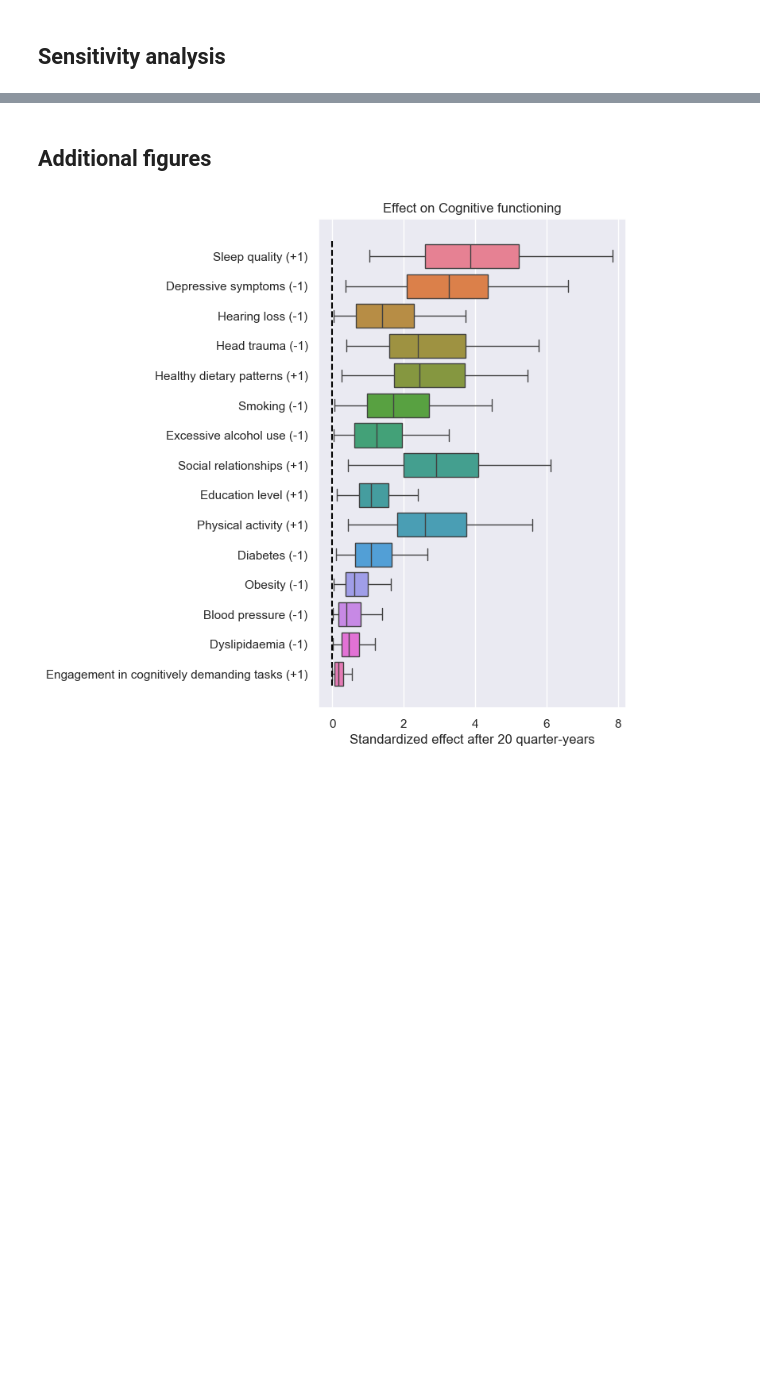
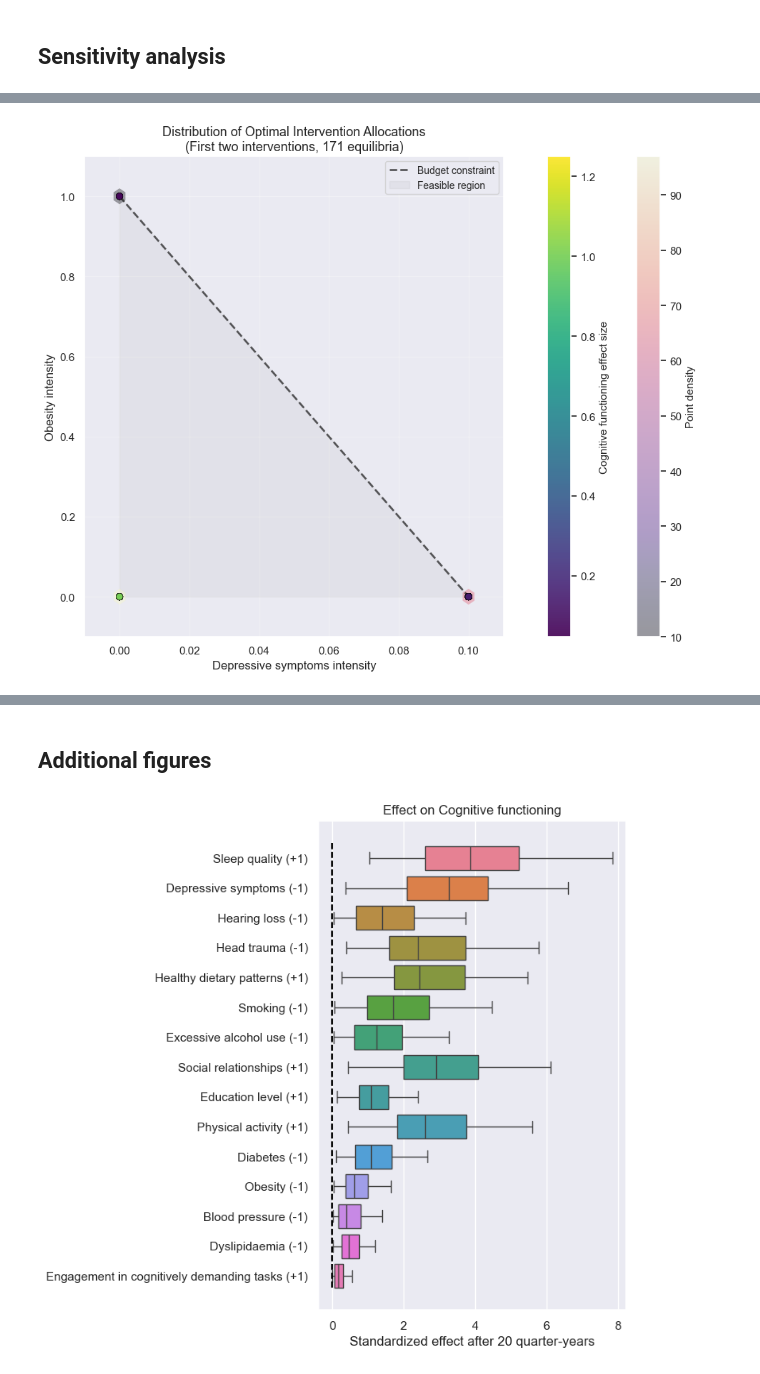
Before and after one commit to vvvasconcelos/SystemsInsightPipeline, a Jupyter notebook: tutorials/Alzheimer.ipynb, the cells around one changed output, grey strips where cells are left out. Cells and saved outputs as stored; diff of their text form; code cells hidden in the pictures; blank space fills up the shorter version.

```diff
--- a/tutorials/Alzheimer.ipynb
+++ b/tutorials/Alzheimer.ipynb
@@ -110,0 +164,77 @@ for voi in s.variable_of_interest:
+# %%
+# Plot distribution of optimal intensities in 2D simplex (first two interventions)
+import matplotlib.pyplot as plt
+import numpy as np
+
+# Get the first two intervention variables
+int_var_1 = s.intervention_variables[0]
+int_var_2 = s.intervention_variables[1]
+int_var_3 = s.intervention_variables[2] if len(s.intervention_variables) > 2 else None
+
+# Extract intensities from optimization results
+x = opt_df[f'intensity_{int_var_1}'].values
+y = opt_df[f'intensity_{int_var_2}'].values
+effects = opt_df['voi_effect_size'].values
+
+# Create figure
+fig, ax = plt.subplots(figsize=(10, 8))
+
+# Plot the feasible region boundary (budget constraint: x + y <= 1.0 for equal costs)
+if len(costs) >= 2:
+    # Budget constraint: intensity_1 * cost_1 + intensity_2 * cost_2 <= 1.0
+    max_x = 1.0 / costs[0]
+    max_y = 1.0 / costs[1]
+
+    # Plot constraint boundary
+    x_boundary = np.linspace(0, max_x, 100)
+    y_boundary = (1.0 - x_boundary * costs[0]) / costs[1]
+    y_boundary = np.maximum(y_boundary, 0)  # Clip negative values
+    ax.plot(x_boundary, y_boundary, 'k--', linewidth=2, label='Budget constraint', alpha=0.7, zorder=2)
+
+    # Fill feasible region
+    ax.fill_between(x_boundary, 0, y_boundary, alpha=0.08, color='gray', label='Feasible region', zorder=1)
+
+# Density layer: hexbin counts to show clustering (keep behind points)
+hb = ax.hexbin(x, y, gridsize=30, cmap='magma', mincnt=1, linewidths=0.1, alpha=0.35, zorder=1)
+cbar_density = plt.colorbar(hb, ax=ax, pad=0.012)
+cbar_density.set_label('Point density', fontsize=11)
+
+# Scatter plot colored by effect size; bring to front
+scatter = ax.scatter(
+    x,
+    y,
+    c=effects,
+    cmap='viridis',
+    s=46,
+    alpha=0.9,
+    edgecolors='black',
+    linewidth=0.35,
+    zorder=3,
+)
+cbar_effect = plt.colorbar(scatter, ax=ax, pad=0.08)
+cbar_effect.set_label(f'{voi_name} effect size', fontsize=11)
+
+ax.set_xlabel(f'{int_var_1} intensity', fontsize=12)
+ax.set_ylabel(f'{int_var_2} intensity', fontsize=12)
+ax.set_title(f'Distribution of Optimal Intervention Allocations\n(First two interventions, {len(opt_df)} equilibria)', fontsize=13)
+ax.legend(loc='upper right', fontsize=10)
+ax.grid(True, alpha=0.3)
+
+# Set axis limits with padding to show circles fully
+margin_x = (x.max() - x.min()) * 0.1 if x.max() > x.min() else 0.05
+margin_y = (y.max() - y.min()) * 0.1 if y.max() > y.min() else 0.05
+ax.set_xlim(left=-margin_x, right=1.0 / costs[0] + margin_x if len(costs) >= 1 else x.max() + margin_x)
+ax.set_ylim(bottom=-margin_y, top=1.0 / costs[1] + margin_y if len(costs) >= 2 else y.max() + margin_y)
+
+plt.tight_layout()
+plt.show()
+
+# Print summary statistics
+print(f"Optimization results summary ({len(opt_df)} equilibria):")
+print(f"  {int_var_1}: mean={x.mean():.3f}, std={x.std():.3f}, range=[{x.min():.3f}, {x.max():.3f}]")
+print(f"  {int_var_2}: mean={y.mean():.3f}, std={y.std():.3f}, range=[{y.min():.3f}, {y.max():.3f}]")
+if int_var_3:
+    z = opt_df[f'intensity_{int_var_3}'].values
+    print(f"  {int_var_3}: mean={z.mean():.3f}, std={z.std():.3f}, range=[{z.min():.3f}, {z.max():.3f}]")
+# %% [output]
+[figure, added]
```
Also changed, not shown: parts of 10 cells of this notebook.
